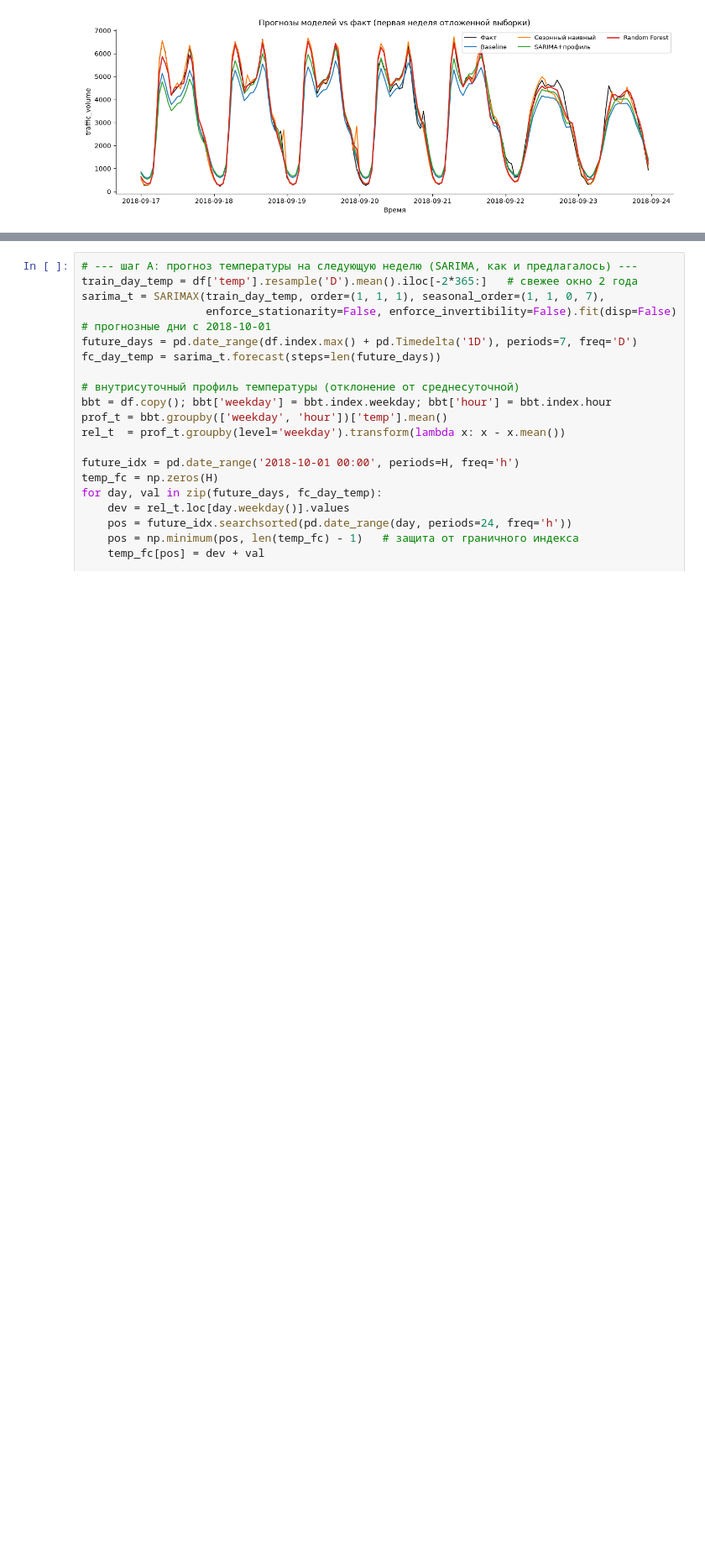
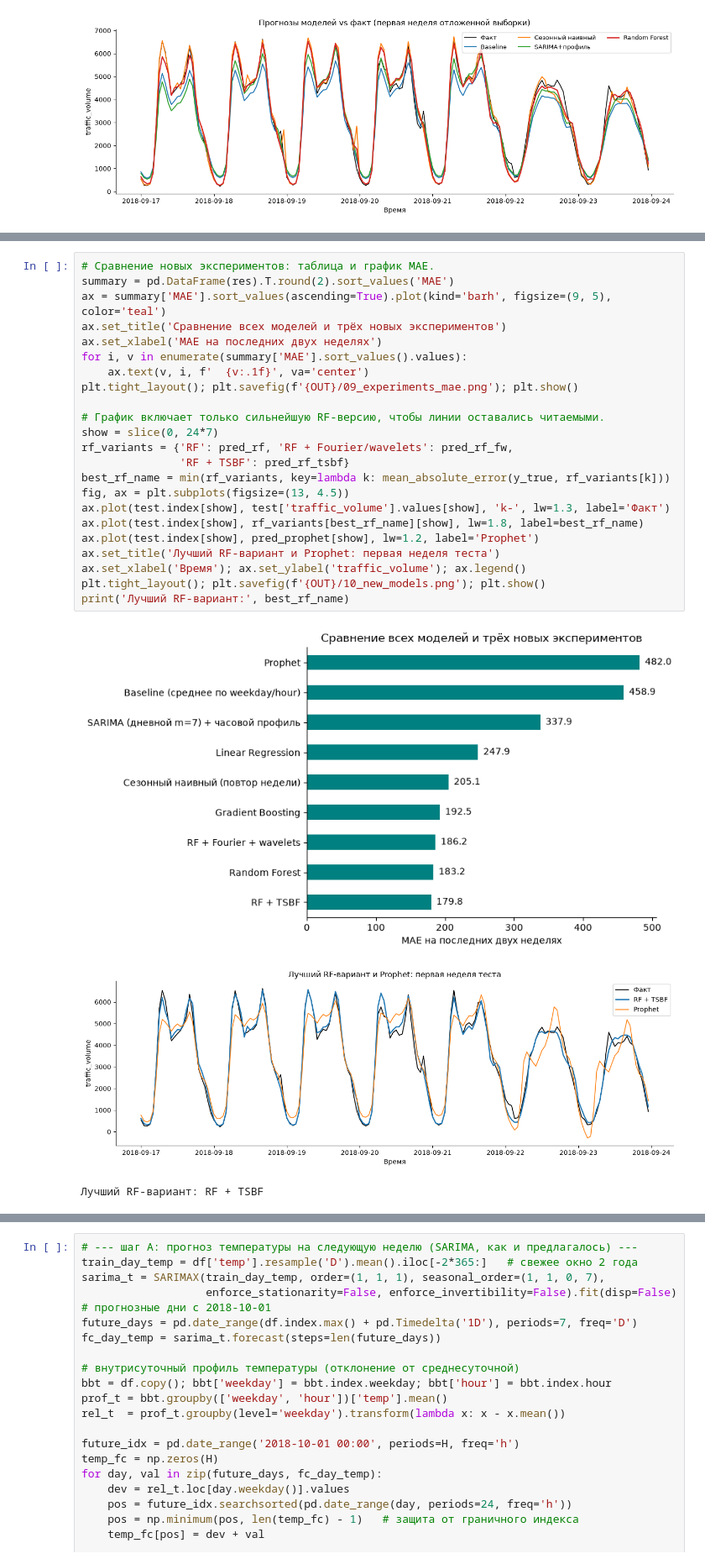
Before and after one commit to AlexKretov/metro, a Jupyter notebook: notebooks/metro_forecast.ipynb, the cells around one changed output, grey strips where cells are left out. Shown at 84% size. Cells and saved outputs as stored; diff of their text form; blank space fills up the shorter version.

```diff
--- a/notebooks/metro_forecast.ipynb
+++ b/notebooks/metro_forecast.ipynb
@@ -468,0 +602,27 @@ plt.tight_layout(); plt.savefig(f'{OUT}/07_compare.png'); plt.show()
+# %%
+# Сравнение новых экспериментов: таблица и график MAE.
+summary = pd.DataFrame(res).T.round(2).sort_values('MAE')
+ax = summary['MAE'].sort_values(ascending=True).plot(kind='barh', figsize=(9, 5), color='teal')
+ax.set_title('Сравнение всех моделей и трёх новых экспериментов')
+ax.set_xlabel('MAE на последних двух неделях')
+for i, v in enumerate(summary['MAE'].sort_values().values):
+    ax.text(v, i, f'  {v:.1f}', va='center')
+plt.tight_layout(); plt.savefig(f'{OUT}/09_experiments_mae.png'); plt.show()
+
+# График включает только сильнейшую RF-версию, чтобы линии оставались читаемыми.
+show = slice(0, 24*7)
+rf_variants = {'RF': pred_rf, 'RF + Fourier/wavelets': pred_rf_fw,
+               'RF + TSBF': pred_rf_tsbf}
+best_rf_name = min(rf_variants, key=lambda k: mean_absolute_error(y_true, rf_variants[k]))
+fig, ax = plt.subplots(figsize=(13, 4.5))
+ax.plot(test.index[show], test['traffic_volume'].values[show], 'k-', lw=1.3, label='Факт')
+ax.plot(test.index[show], rf_variants[best_rf_name][show], lw=1.8, label=best_rf_name)
+ax.plot(test.index[show], pred_prophet[show], lw=1.2, label='Prophet')
+ax.set_title('Лучший RF-вариант и Prophet: первая неделя теста')
+ax.set_xlabel('Время'); ax.set_ylabel('traffic_volume'); ax.legend()
+plt.tight_layout(); plt.savefig(f'{OUT}/10_new_models.png'); plt.show()
+print('Лучший RF-вариант:', best_rf_name)
+# %% [output]
+[figure, added]
+[figure, added]
+Лучший RF-вариант: RF + TSBF
```
Also changed, not shown: parts of 17 cells of this notebook, 5 other files.
